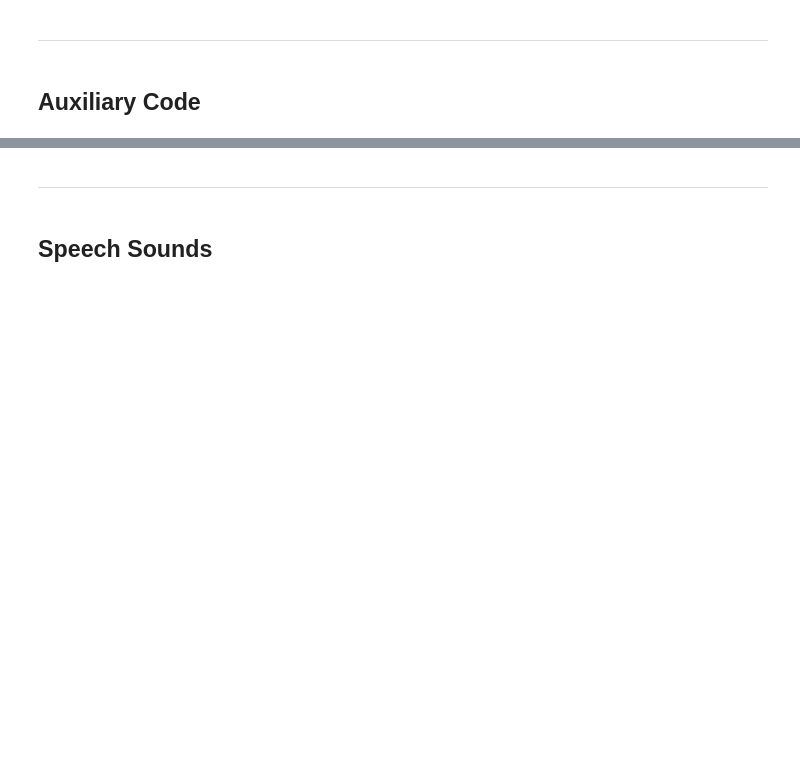
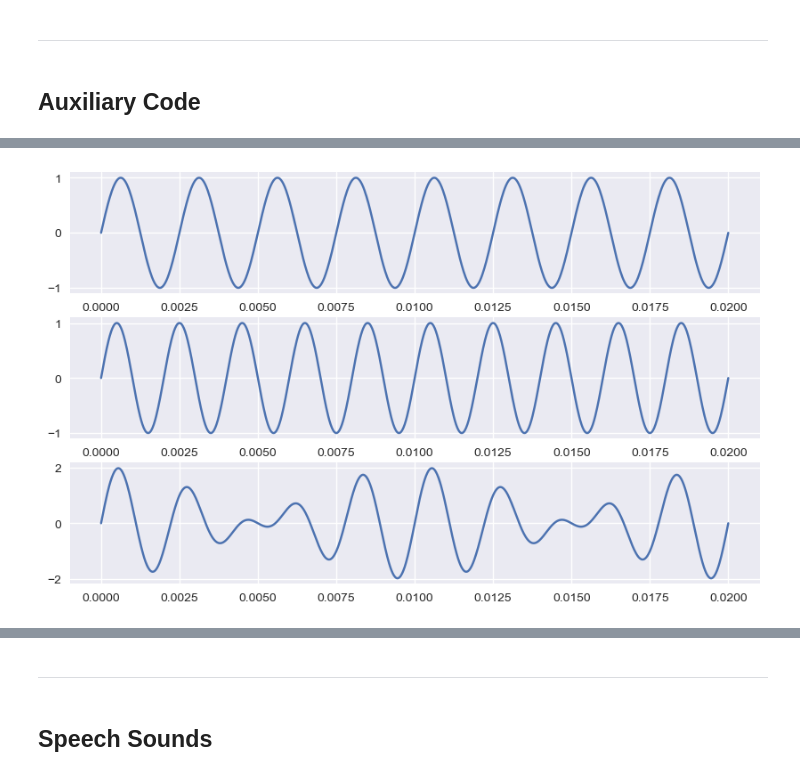
Before and after one commit to davefriedman01/Phonetics, a Jupyter notebook: notebook.ipynb, the cells around one changed output, grey strips where cells are left out. Cells and saved outputs as stored; diff of their text form; code cells hidden in the pictures; blank space fills up the shorter version.

```diff
--- a/notebook.ipynb
+++ b/notebook.ipynb
@@ -138,0 +182,17 @@ def print_code_point_information (points : str = 'hello world') -> None:
+# %%
+t = np.linspace(0, 0.02, 1001)
+
+A1 = 1
+f1 = 4e2
+y1 = A1 * np.sin(2 * np.pi * f1 * t)
+
+A2 = 1
+f2 = 5e2
+y2 = A2 * np.sin(2 * np.pi * f2 * t)
+
+fig, ax = plt.subplots(3);
+ax[0].plot(t, y1)
+ax[1].plot(t, y2)
+ax[2].plot(t, y1 + y2);
+# %% [output]
+[figure, added]
```
Also changed, not shown: parts of 16 cells of this notebook, 3 other files.
